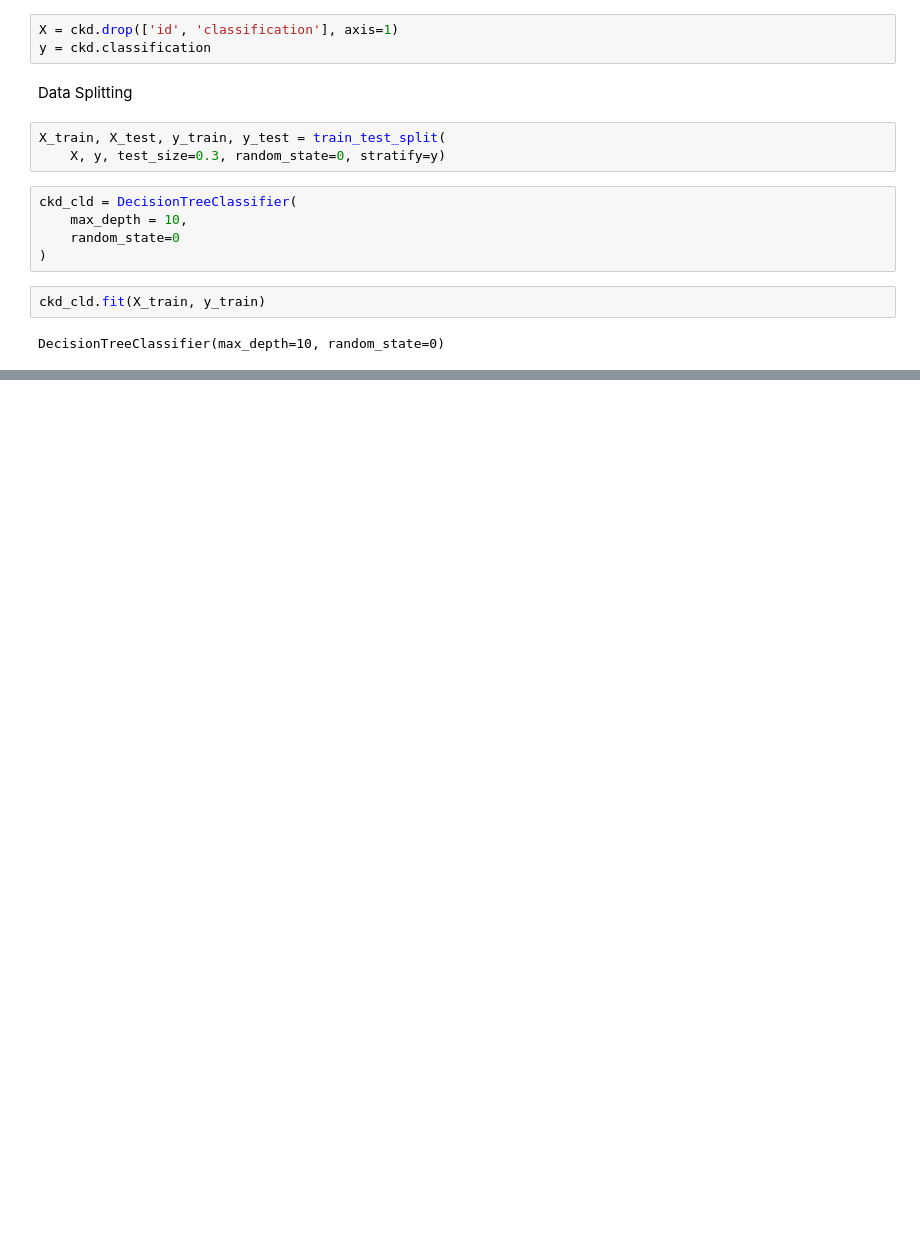
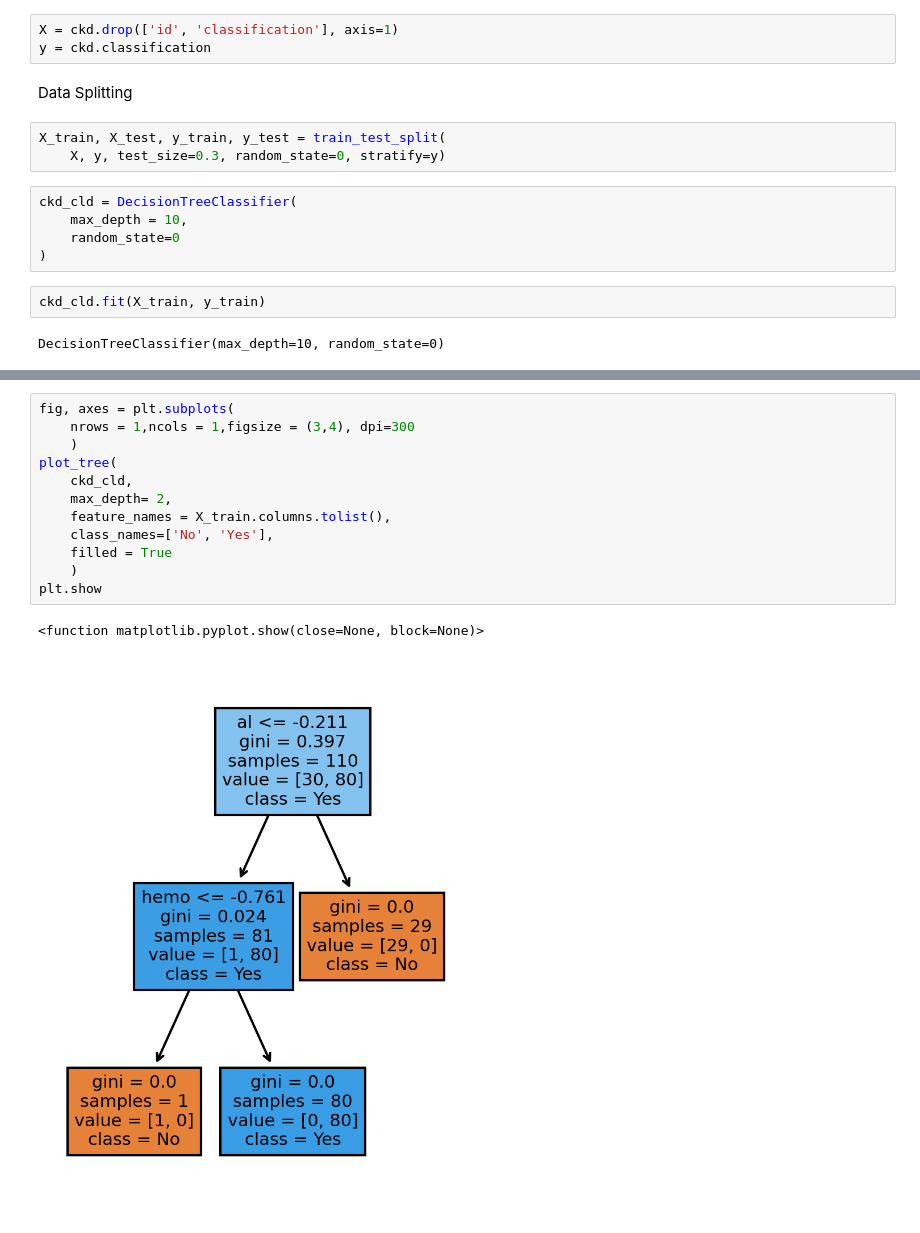
Before and after one commit to Babycarrot2001/3da, a Jupyter notebook: proj2.ipynb, the cells around one changed output, grey strips where cells are left out. Saved outputs shown, nothing was run; the diff lists cells and outputs as text; blank space fills up the shorter version.

Commit message:
tree

```diff
--- a/proj2.ipynb
+++ b/proj2.ipynb
@@ -143,0 +144,15 @@ plot_tree(
+# %%
+fig, axes = plt.subplots(
+    nrows = 1,ncols = 1,figsize = (3,4), dpi=300
+    )
+plot_tree(
+    ckd_cld,
+    max_depth= 2,
+    feature_names = X_train.columns.tolist(),
+    class_names=['No', 'Yes'],
+    filled = True
+    )
+plt.show
+# %% [output]
+<function matplotlib.pyplot.show(close=None, block=None)>
+[figure, added]
```
Also changed, not shown: parts of 2 cells of this notebook.
